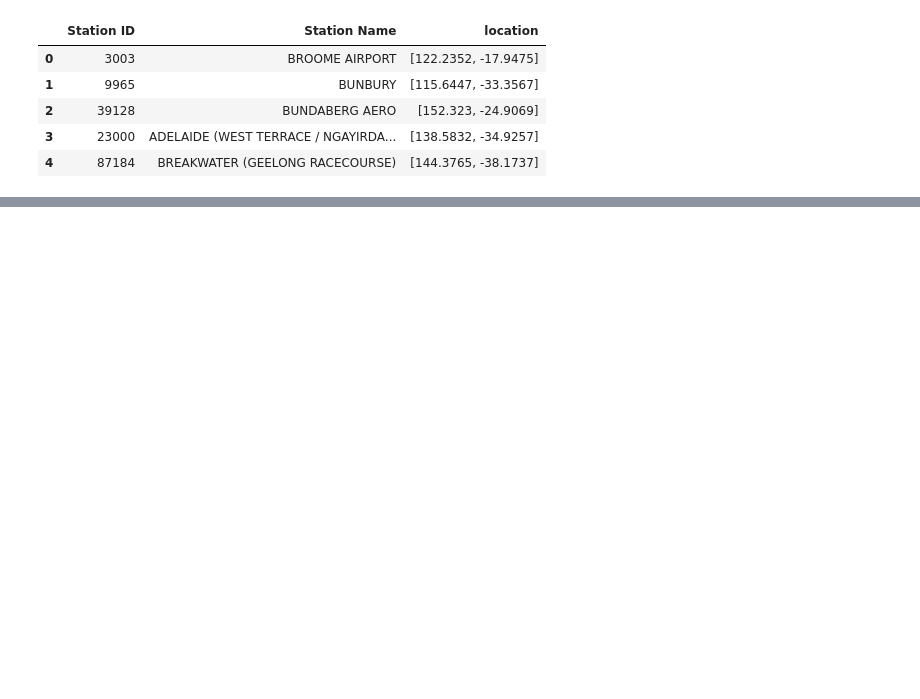
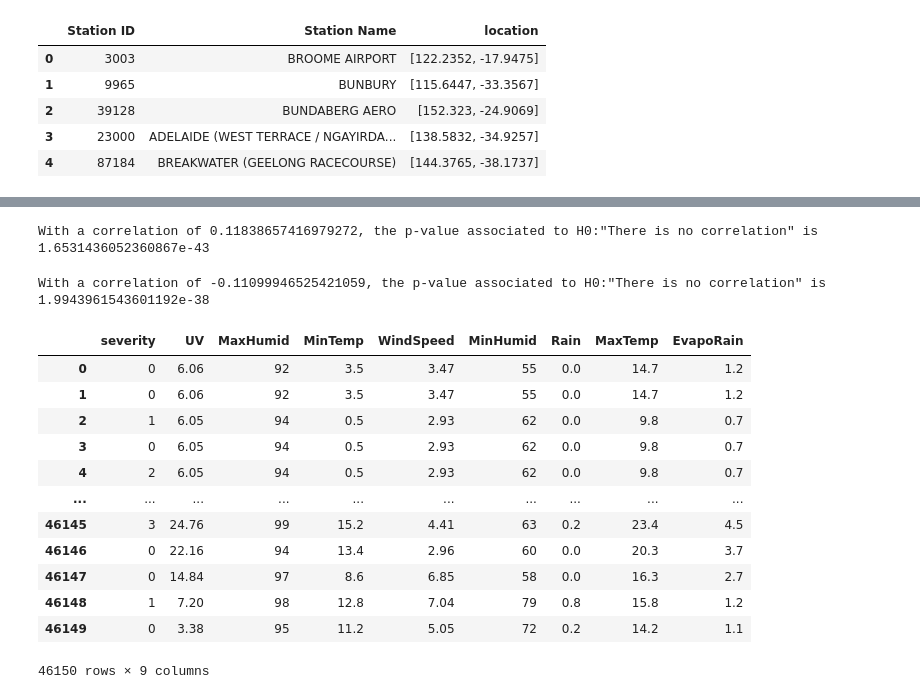
Before and after one commit to jeffphan8816/CloudDataScience, a Jupyter notebook: frontend/weathervscrashmodel.ipynb, the cells around one changed output, grey strips where cells are left out. Cells and saved outputs as stored; diff of their text form; code cells hidden in the pictures; blank space fills up the shorter version.

```diff
--- a/frontend/weathervscrashmodel.ipynb
+++ b/frontend/weathervscrashmodel.ipynb
@@ -446,0 +267,43 @@ print("P-value: ", p_value)
+# %%
+
+from scipy.stats import pearsonr
+predictor = 'WindSpeed'  # 'UV', 'Min Temp', 'Max Temp', 'WindSpeed', 'Min Humid', 'Max Humid', 'Rain', 'Pan-Rain', 'Evapo-Rain'
+r, p_value = pearsonr(numerical_columns[predictor], numerical_columns['count'])
+print(f'With a correlation of {r}, the p-value associated to H0:"There is no correlation" is {p_value}')
+# %% [output]
+With a correlation of 0.11838657416979272, the p-value associated to H0:"There is no correlation" is 1.6531436052360867e-43
+# %%
+predictor = 'Max Temp'  # 'UV', 'Min Temp', 'Max Temp', 'WindSpeed', 'Min Humid', 'Max Humid', 'Rain', 'Pan-Rain', 'Evapo-Rain'
+r, p_value = pearsonr(numerical_columns[predictor], numerical_columns['count'])
+print(f'With a correlation of {r}, the p-value associated to H0:"There is no correlation" is {p_value}')
+# %% [output]
+With a correlation of -0.11099946525421059, the p-value associated to H0:"There is no correlation" is 1.9943961543601192e-38
+# %%
+# Convert 'crash_date' column to datetime in crashes_df_copy if not done already
+crashes_df_copy['crash_date'] = pd.to_datetime(crashes_df_copy['crash_date'], dayfirst=True)
+
+# Convert 'Date' column to datetime in weather_df_copy
+weather_df_copy['Date'] = pd.to_datetime(weather_df_copy['Date'], dayfirst=True)
+
+merged_df2 = crashes_df_copy.merge(weather_df_copy, left_on=['Station ID', 'crash_date'], right_on=['Station ID', 'Date'], how='inner')
+
+#drop Date and crash_date columns
+merged_df2 = merged_df2.drop(['Date', 'crash_date','Station ID', 'location', 'longitude', 'latitude', 'light_condition', ], axis=1)
+
+#rename columns
+merged_df2 = merged_df2.rename(columns={"Max Temp": "MaxTemp", "Min Temp": "MinTemp", "Max Humid": "MaxHumid", "Min Humid": "MinHumid", "Evapo-Rain": "EvapoRain"})
+merged_df2
+# %% [output]
+|  | severity | UV | MaxHumid | MinTemp | WindSpeed | MinHumid | Rain | MaxTemp | EvapoRain |
+| 0 | 0 | 6.06 | 92 | 3.5 | 3.47 | 55 | 0.0 | 14.7 | 1.2 |
+| 1 | 0 | 6.06 | 92 | 3.5 | 3.47 | 55 | 0.0 | 14.7 | 1.2 |
+| 2 | 1 | 6.05 | 94 | 0.5 | 2.93 | 62 | 0.0 | 9.8 | 0.7 |
+| 3 | 0 | 6.05 | 94 | 0.5 | 2.93 | 62 | 0.0 | 9.8 | 0.7 |
+| 4 | 2 | 6.05 | 94 | 0.5 | 2.93 | 62 | 0.0 | 9.8 | 0.7 |
+| ... | ... | ... | ... | ... | ... | ... | ... | ... | ... |
+| 46145 | 3 | 24.76 | 99 | 15.2 | 4.41 | 63 | 0.2 | 23.4 | 4.5 |
+| 46146 | 0 | 22.16 | 94 | 13.4 | 2.96 | 60 | 0.0 | 20.3 | 3.7 |
+| 46147 | 0 | 14.84 | 97 | 8.6 | 6.85 | 58 | 0.0 | 16.3 | 2.7 |
+| 46148 | 1 | 7.20 | 98 | 12.8 | 7.04 | 79 | 0.8 | 15.8 | 1.2 |
+| 46149 | 0 | 3.38 | 95 | 11.2 | 5.05 | 72 | 0.2 | 14.2 | 1.1 |
+46150 rows × 9 columns
```
Also changed, not shown: parts of 32 cells of this notebook, 5 other files.
